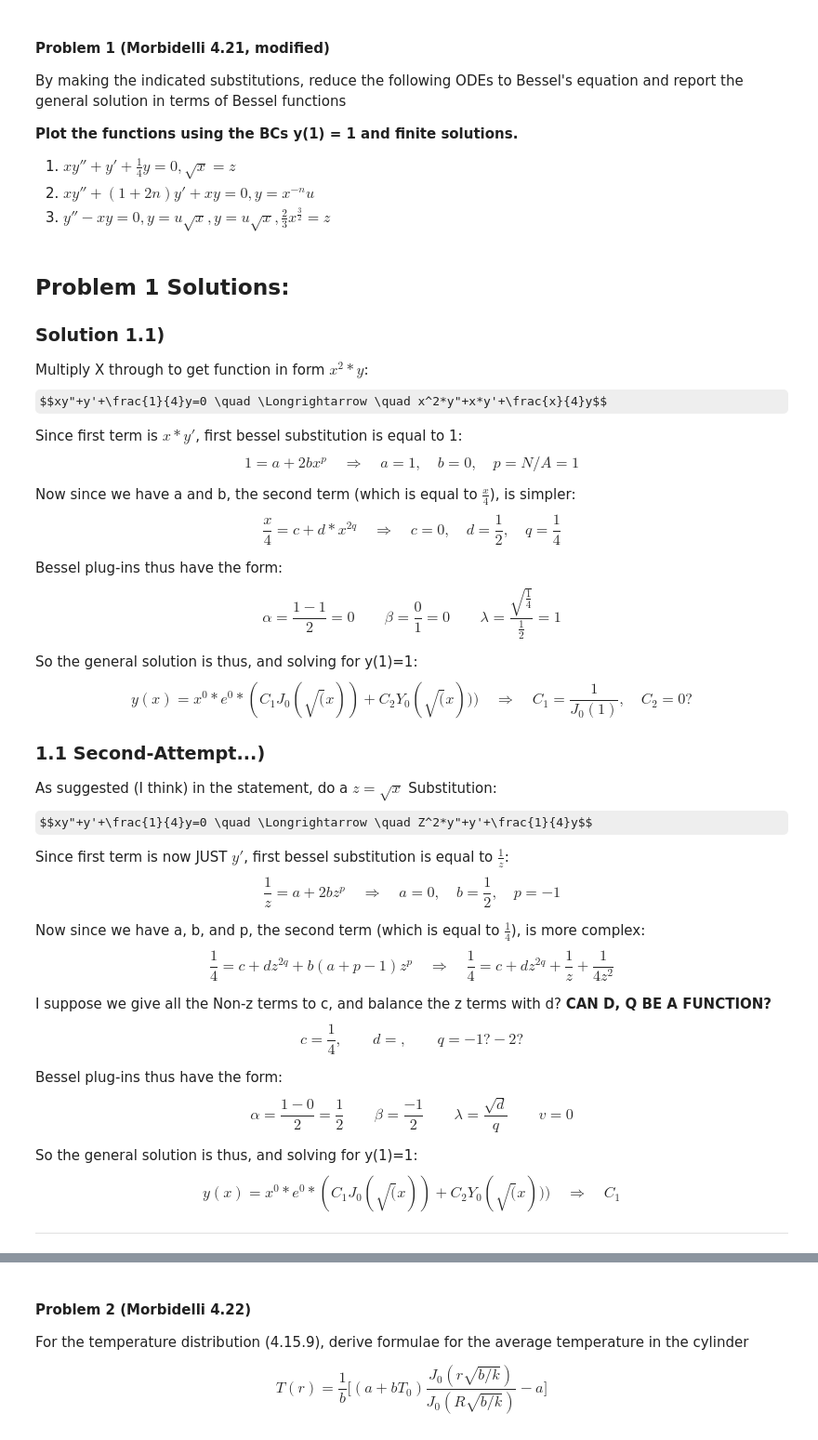
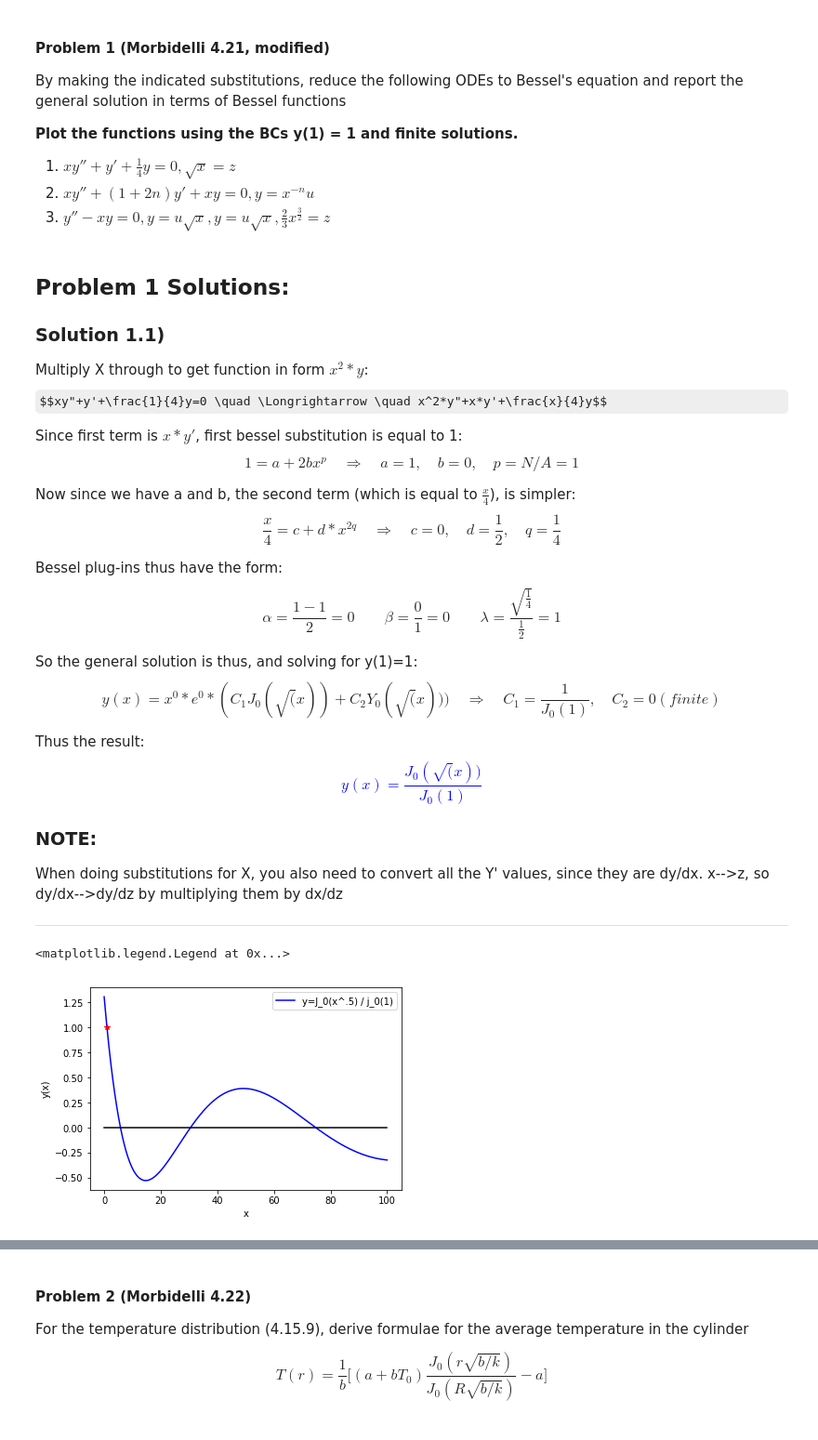
Before and after one commit to FencerDave/hw3, a Jupyter notebook: HW3.ipynb, the cells around one changed output, grey strips where cells are left out. Shown at 93% size. Cells and saved outputs as stored; diff of their text form; code cells hidden in the pictures; some formulas as TeX source.

Commit message:
Just about finished! may not edit again

```diff
--- a/HW3.ipynb
+++ b/HW3.ipynb
@@ -24,28 +24,39 @@ Bessel plug-ins thus have the form:
 $$\alpha = \frac{1-1}{2}=0 \qquad \beta = \frac{0}{1}=0 \qquad \lambda = \frac{\sqrt{\frac{1}{4}}}{\frac{1}{2}} =1 $$
 
 So the general solution is thus, and solving for y(1)=1:
-$$y(x) = x^0*e^0*(C_1 J_0(\sqrt(x))+C_2 Y_0(\sqrt(x)))\quad \Longrightarrow \quad C_1 = \frac{1}{J_0(1)}, \quad C_2=0?$$
+$$y(x) = x^0*e^0*(C_1 J_0(\sqrt(x))+C_2 Y_0(\sqrt(x)))\quad \Longrightarrow \quad C_1 = \frac{1}{J_0(1)}, \quad C_2=0 (finite)$$
 
-### 1.1 Second-Attempt...)
-As suggested (I think) in the statement, do a $z=\sqrt{x}$ Substitution:
-$$xy"+y'+\frac{1}{4}y=0 \quad \Longrightarrow \quad Z^2*y"+y'+\frac{1}{4}y$$
+Thus the result:
+<span style="color:blue">
+$$y(x) = \frac{J_0(\sqrt(x))}{J_0(1)} $$
 
-Since first term is now JUST $y'$, first bessel substitution is equal to $\frac{1}{z}$:
-$$\frac{1}{z} = a+2bz^p \quad \Longrightarrow \quad a=0,\quad b=\frac{1}{2},\quad p=-1$$
+### NOTE:
+When doing substitutions for X, you also need to convert all the Y' values, since they are dy/dx. x-->z, so dy/dx-->dy/dz by multiplying them by dx/dz
 
-Now since we have a, b, and p, the second term (which is equal to $\frac{1}{4}$), is more complex:
-$$\frac{1}{4}= c + dz^{2q}+b(a+p-1)z^p \quad \Longrightarrow \quad \frac{1}{4}= c + dz^{2q}+\frac{1}{z}+\frac{1}{4z^2}$$
-
-I suppose we give all the Non-z terms to c, and balance the z terms with d? **CAN D, Q BE A FUNCTION?**
-$$c=\frac{1}{4}, \qquad d=,\qquad q=-1? -2?$$
-
-Bessel plug-ins thus have the form:
-$$\alpha = \frac{1-0}{2} =\frac{1}{2} \qquad \beta = \frac{-1}{2} \qquad \lambda = \frac{\sqrt{d}}{q}  \qquad v =0$$
-
-So the general solution is thus, and solving for y(1)=1:
-$$y(x) = x^0*e^0*(C_1 J_0(\sqrt(x))+C_2 Y_0(\sqrt(x)))\quad \Longrightarrow \quad C_1  $$
 
 --------------------------------------------------------------------------------------------
+# %%
+import matplotlib.pyplot as plt
+import numpy as np
+from scipy.special import jv, yv, iv, kv
+import matplotlib.cm as cm
+
+x = np.linspace(0, 100, 1001) #Solve for y(x) over this range
+y=x*0                       #Initialize y
+a=np.sqrt(x)
+
+y = jv(0,a)/jv(0,1)
+
+fig,ax = plt.subplots()
+ax.plot(x,y,'b',label="y=J_0(x^.5) / j_0(1)")
+ax.plot([min(x),max(x)],[0,0],'k')
+ax.plot(1,1,'r*')
+ax.set_xlabel("x")
+ax.set_ylabel("y(x)")
+ax.legend()
+# %% [output]
+<matplotlib.legend.Legend at 0x...>
+[figure, added]
 # %% [markdown]
 
 ### Solution 1.2)
```
Also changed, not shown: parts of 6 cells of this notebook.
